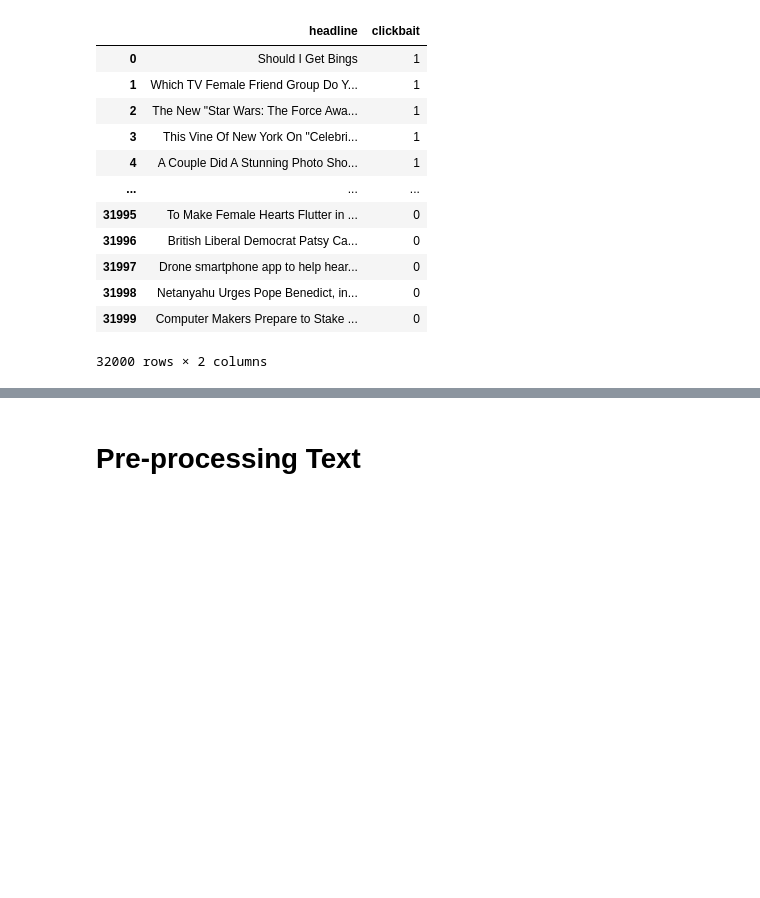
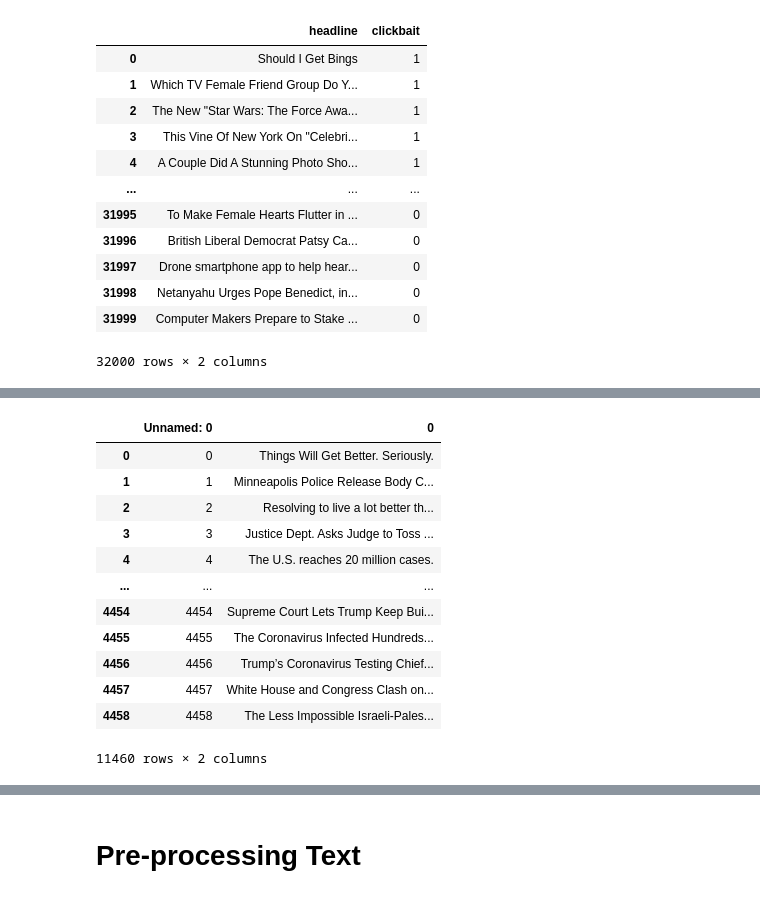
Before and after one commit to tjkim614/clickbait_headline_detector, a Jupyter notebook: 2_scrub.ipynb, the cells around one changed output, grey strips where cells are left out. Saved outputs shown, nothing was run; the diff lists cells and outputs as text; code cells hidden in the pictures; blank space fills up the shorter version.

```diff
--- a/2_scrub.ipynb
+++ b/2_scrub.ipynb
@@ -22,0 +73,16 @@ data
+# %%
+nyt_df
+# %% [output]
+|  | Unnamed: 0 | 0 |
+| 0 | 0 | Things Will Get Better. Seriously. |
+| 1 | 1 | Minneapolis Police Release Body C... |
+| 2 | 2 | Resolving to live a lot better th... |
+| 3 | 3 | Justice Dept. Asks Judge to Toss ... |
+| 4 | 4 | The U.S. reaches 20 million cases. |
+| ... | ... | ... |
+| 4454 | 4454 | Supreme Court Lets Trump Keep Bui... |
+| 4455 | 4455 | The Coronavirus Infected Hundreds... |
+| 4456 | 4456 | Trump’s Coronavirus Testing Chief... |
+| 4457 | 4457 | White House and Congress Clash on... |
+| 4458 | 4458 | The Less Impossible Israeli-Pales... |
+11460 rows × 2 columns
```
Also changed, not shown: parts of 9 cells of this notebook, 1 other file.
